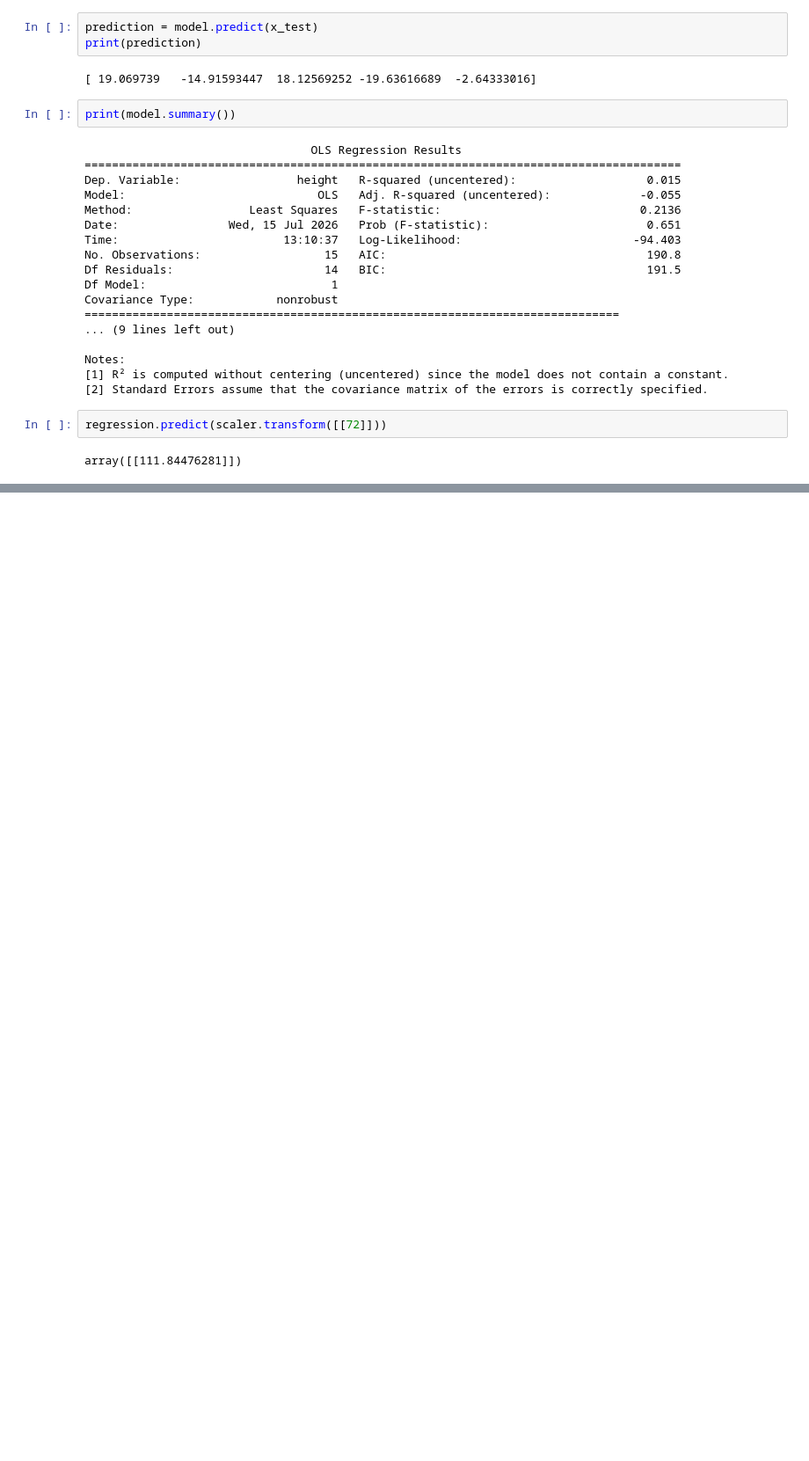
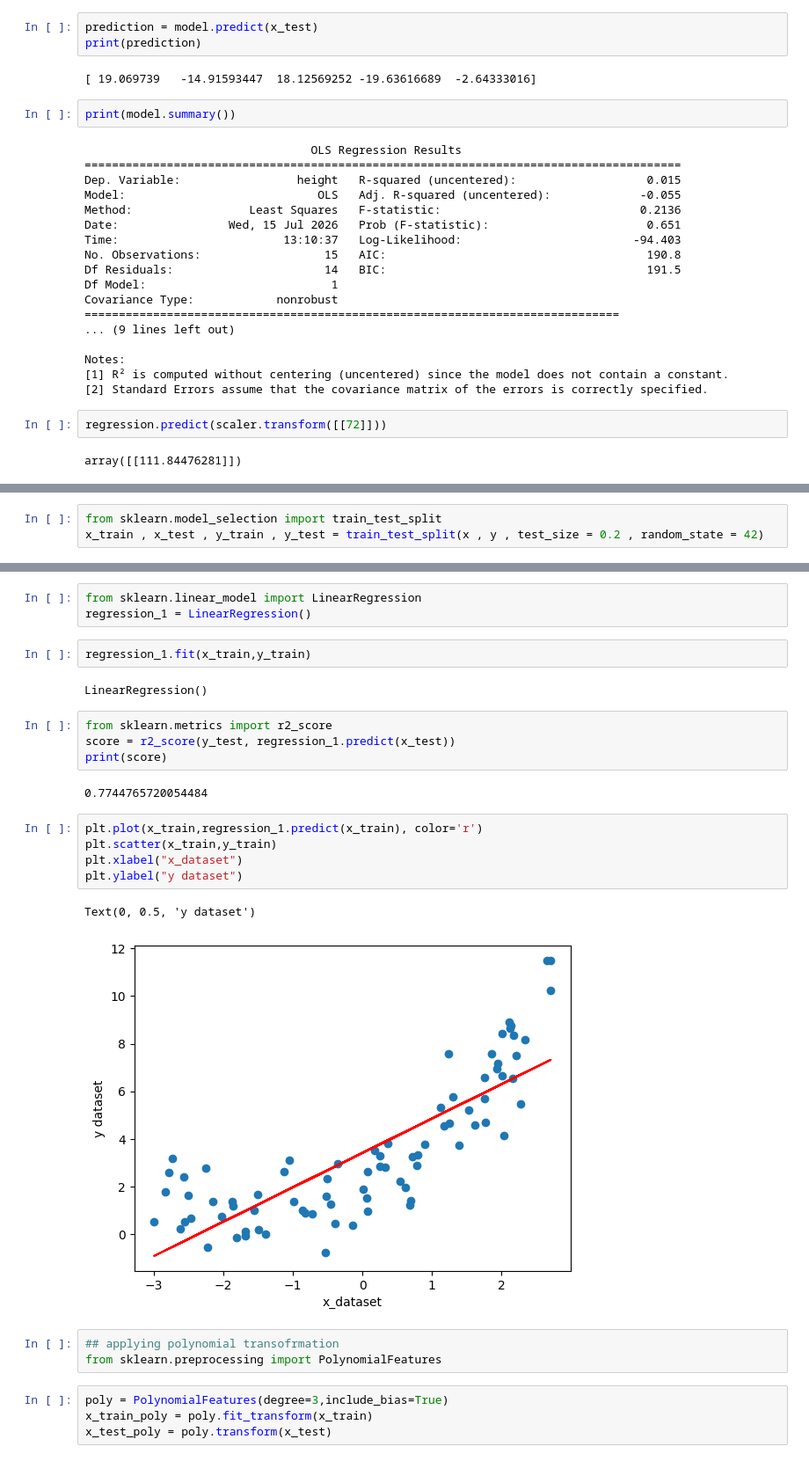
Before and after one commit to Siddharth5723/Daily_learning, a Jupyter notebook: Linear_Regression.ipynb, the cells around one changed output, grey strips where cells are left out. Shown at 88% size. Drawn from its saved outputs; the diff is of its cells as text; blank space fills up the shorter version.

Commit message:
Added polynomial regression in depth intution.

```diff
--- a/Linear_Regression.ipynb
+++ b/Linear_Regression.ipynb
@@ -385,0 +399,3 @@ array([[111.84476281]])
+# %%
+from sklearn.model_selection import train_test_split
+x_train , x_test , y_train , y_test = train_test_split(x , y , test_size = 0.2 , random_state = 42)
@@ -385,0 +425,28 @@ array([[111.84476281]])
+# %%
+from sklearn.linear_model import LinearRegression
+regression_1 = LinearRegression()
+# %%
+regression_1.fit(x_train,y_train)
+# %% [output]
+LinearRegression()
+# %%
+from sklearn.metrics import r2_score
+score = r2_score(y_test, regression_1.predict(x_test))
+print(score)
+# %% [output]
+0.7744765720054484
+# %%
+plt.plot(x_train,regression_1.predict(x_train), color='r')
+plt.scatter(x_train,y_train)
+plt.xlabel("x_dataset")
+plt.ylabel("y dataset")
+# %% [output]
+Text(0, 0.5, 'y dataset')
+[figure, added]
+# %%
+## applying polynomial transofrmation
+from sklearn.preprocessing import PolynomialFeatures
+# %%
+poly = PolynomialFeatures(degree=3,include_bias=True)
+x_train_poly = poly.fit_transform(x_train)
+x_test_poly = poly.transform(x_test)
```
Also changed, not shown: parts of 10 cells of this notebook.
